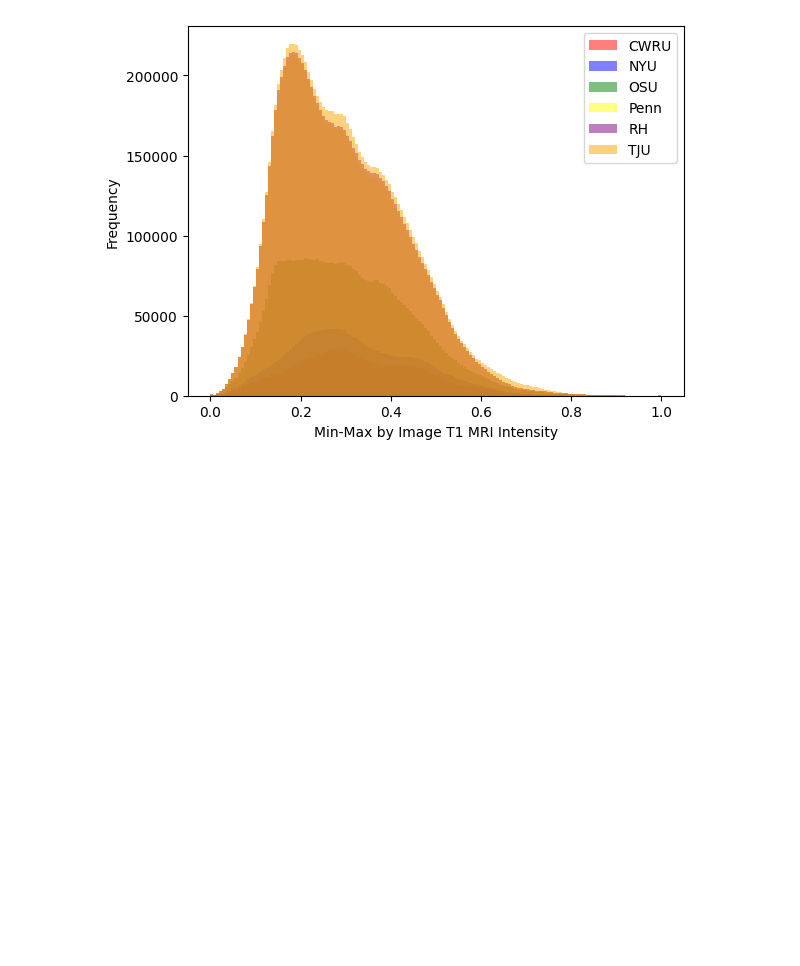
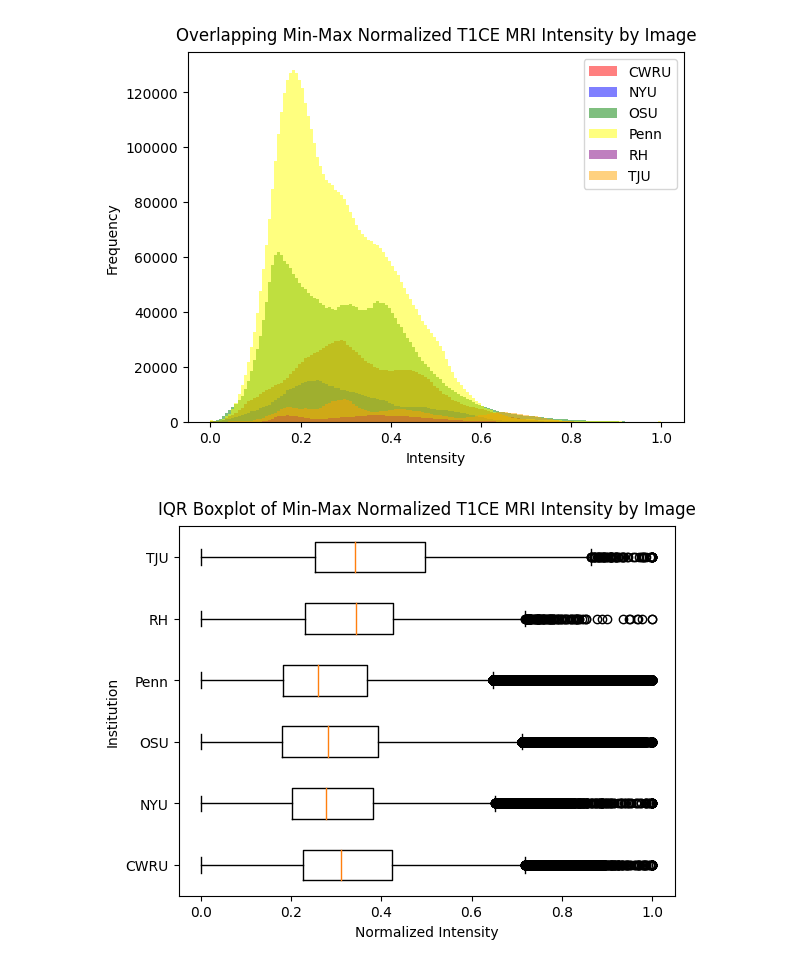
Before and after one commit to YehudaDicker/inter-scanner-comp, a Jupyter notebook: Baseline/Combined Histograms/Normalized/Min-Max/By Image/minmax_img_t1ce.ipynb, the cells around one changed output. Cells and saved outputs as stored; diff of their text form; code cells hidden in the pictures; blank space fills up the shorter version.

Commit message:
finished all baseline histogram and boxplots

```diff
--- a/Baseline/Combined Histograms/Normalized/Min-Max/By Image/minmax_img_t1ce.ipynb
+++ b/Baseline/Combined Histograms/Normalized/Min-Max/By Image/minmax_img_t1ce.ipynb
@@ -29,11 +29,11 @@ colors = ['red', 'blue', 'green', 'yellow', 'purple', 'orange']
 # Bin size
 bin_size = 150
 
-all_normalized_adc_values = []  # Collect all ADC values here
-
+all_institutions_normalized_adc_values = []
 for index, (institution, paths) in enumerate(institutions.items()):
     baseline_dir, seg_dir = paths
     adc_gz_files = glob.glob(f"{baseline_dir}*t1ce*.gz")
+    all_normalized_adc_values = []  # Collect all ADC values here
 
     for adc_gz_file in adc_gz_files:
         adc_file = adc_gz_file[:-3]  # Expected .nii file name after extraction
@@ -48,32 +48,53 @@ for index, (institution, paths) in enumerate(institutions.items()):
         segmented_file = os.path.join(seg_dir, segmented_file_name)
 
         if not os.path.exists(segmented_file):
             segmented_gz_file = segmented_file + '.gz'
             if os.path.exists(segmented_gz_file):
                 with gzip.open(segmented_gz_file, 'rb') as f_in:
                     with open(segmented_file, 'wb') as f_out:
                         shutil.copyfileobj(f_in, f_out)
 
         try:
             adc_img = nib.load(adc_file)
             segmented_img = nib.load(segmented_file)
             adc_data = adc_img.get_fdata()
             segmented_data = segmented_img.get_fdata()
             edema_adc_values = adc_data[segmented_data == 2]
             min_adc = np.min(edema_adc_values)
             max_adc = np.max(edema_adc_values)
             normalized_adc_values = (edema_adc_values - min_adc) / (max_adc - min_adc)
             all_normalized_adc_values.extend(normalized_adc_values)
 
         except Exception as e:
             print(f"Error reading file {adc_file}: {e}")
             continue
 
+    # Append the combined normalized ADC values of all files for the current institution
+    if all_normalized_adc_values:  # Check if the list is not empty
+        all_institutions_normalized_adc_values.append(all_normalized_adc_values)
+
+
+    # Filter out values above 1200
+    #all_normalized_adc_values = [x for x in all_normalized_adc_values if x <= 2000]
+    # Plot the histogram for each institution after collecting all ADC values
     plt.hist(all_normalized_adc_values, bins=bin_size, alpha=0.5, color=colors[index], label=institution)
 
-plt.xlabel('Min-Max by Image T1 MRI Intensity')
+plt.xlabel('Intensity')
 plt.ylabel('Frequency')
 plt.legend()
+plt.title('Overlapping Min-Max Normalized T1CE MRI Intensity by Image', y=1.01)
+
 plt.show()
+
+plt.figure()  # Create a new figure for the boxplot
+# Plot the box plot for each institution's normalized ADC values
+plt.boxplot(all_institutions_normalized_adc_values, labels=institutions.keys(), vert=0)
+# Add labels to the box plot
+plt.ylabel('Institution')
+plt.xlabel('Normalized Intensity')
+plt.title('IQR Boxplot of Min-Max Normalized T1CE MRI Intensity by Image', y=1.01)
+# Show the box plot
+plt.show()
 # %% [output]
-[figure, old version]
+[figure, new version]
+[figure, added]
```
Also changed, not shown: 24 other files.
